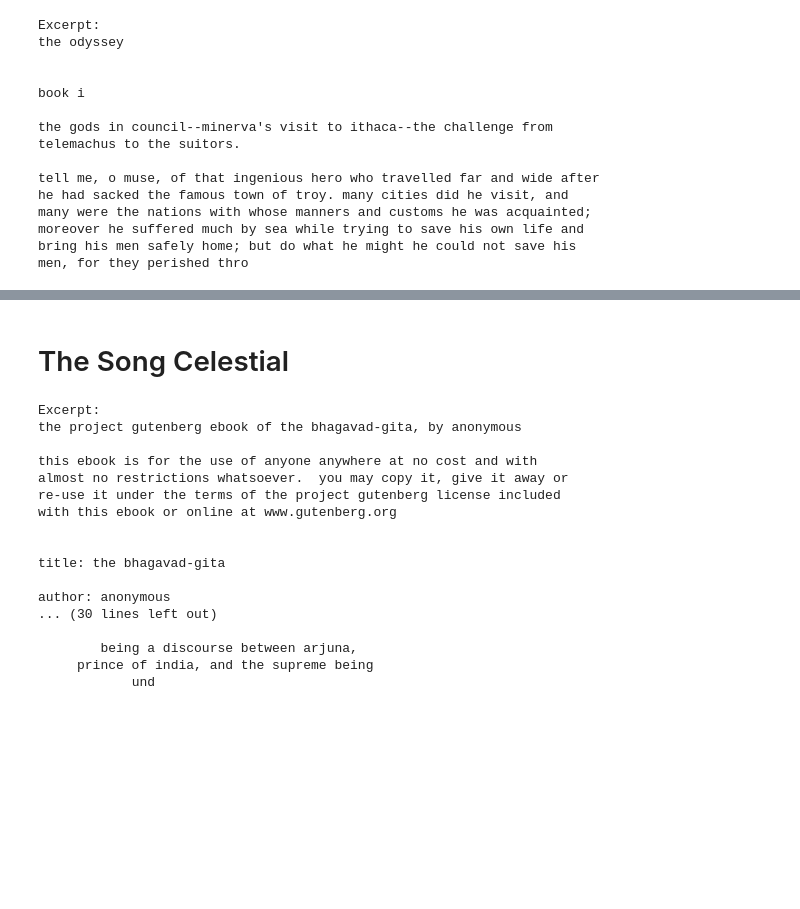
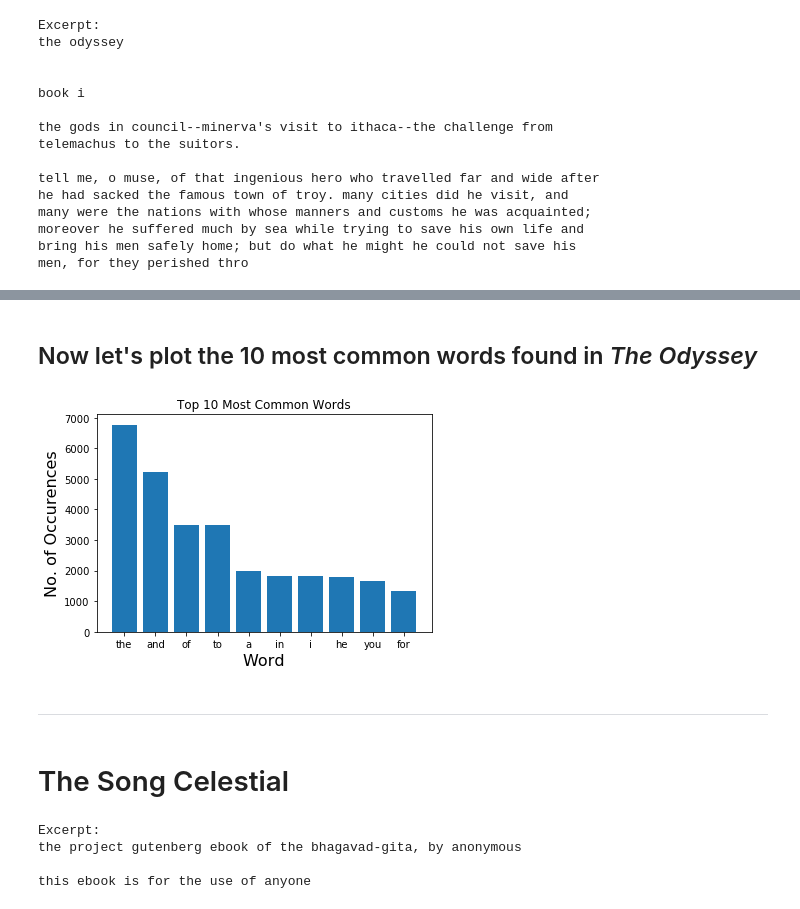
Before and after one commit to insomniac-tk/LetterFrequencies, a Jupyter notebook: Relative Frequency Of Letter In The English Language.ipynb, the cells around one changed output, grey strips where cells are left out. Drawn from its saved outputs; the diff is of its cells as text; code cells hidden in the pictures; blank space fills up the shorter version.

```diff
--- a/Relative Frequency Of Letter In The English Language.ipynb
+++ b/Relative Frequency Of Letter In The English Language.ipynb
@@ -83,27 +115,24 @@ plot(data)
+# %% [markdown]
+## Now let's plot the 10 most common words found in <em>The Odyssey</em>
+# %%
+# Let's call the most_common_10_words function
+result = most_common_10_words(file_data)
+plot_words(result)
+# %% [output]
+[figure, added]
+# %% [markdown]
+<hr>
 # %% [markdown]
 # The Song Celestial
 # %%
 file_data = fread('gita.txt')
 print("Excerpt:")
-print(file_data[0:900])
+print(file_data[0:100])
 # %% [output]
 Excerpt:
 ﻿the project gutenberg ebook of the bhagavad-gita, by anonymous
 
-this ebook is for the use of anyone anywhere at no cost and with
-almost no restrictions whatsoever.  you may copy it, give it away or
-re-use it under the terms of the project gutenberg license included
-with this ebook or online at www.gutenberg.org
-
-
-title: the bhagavad-gita
-
-author: anonymous
-... (30 lines left out)
-
-        being a discourse between arjuna,
-     prince of india, and the supreme being
-            und
+this ebook is for the use of anyone
 # %%
 data = letter_counter(file_data)
 plot(data)
```
Also changed, not shown: parts of 11 cells of this notebook.
